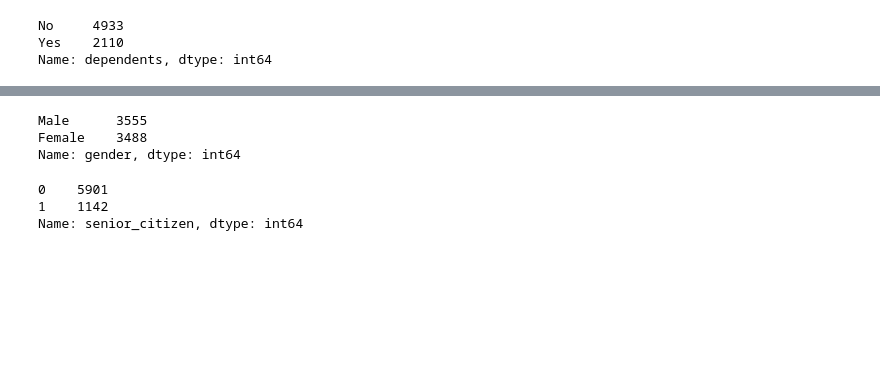
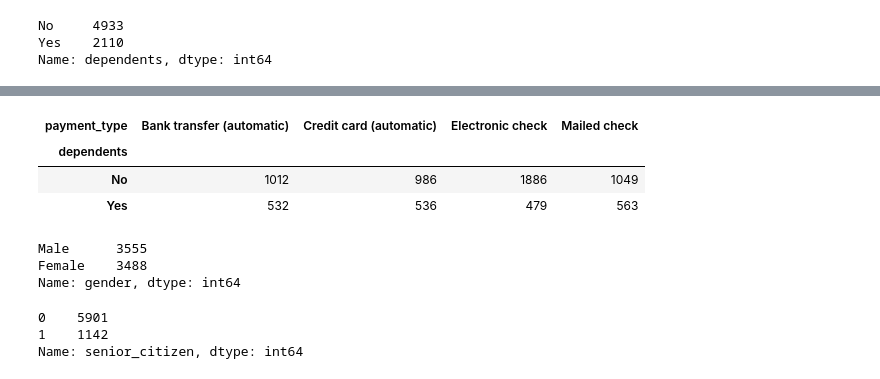
Before and after one commit to KristineCabanela/project_classification, a Jupyter notebook: telco.ipynb, the cells around one changed output, grey strips where cells are left out. Saved outputs shown, nothing was run; the diff lists cells and outputs as text; code cells hidden in the pictures; blank space fills up the shorter version.

```diff
--- a/telco.ipynb
+++ b/telco.ipynb
@@ -287,3 +286,12 @@ Name: dependents, dtype: int64
+# %%
+pd.crosstab(df.dependents, df.payment_type)
+
+# Electronic Check - Churn
+# %% [output]
+| payment_type | Bank transfer (automatic) | Credit card (automatic) | Electronic check | Mailed check |
+| dependents |  |  |  |  |
+| No | 1012 | 986 | 1886 | 1049 |
+| Yes | 532 | 536 | 479 | 563 |
 # %%
 df.gender.value_counts(dropna=False)
 
```
Also changed, not shown: parts of 3 cells of this notebook.
